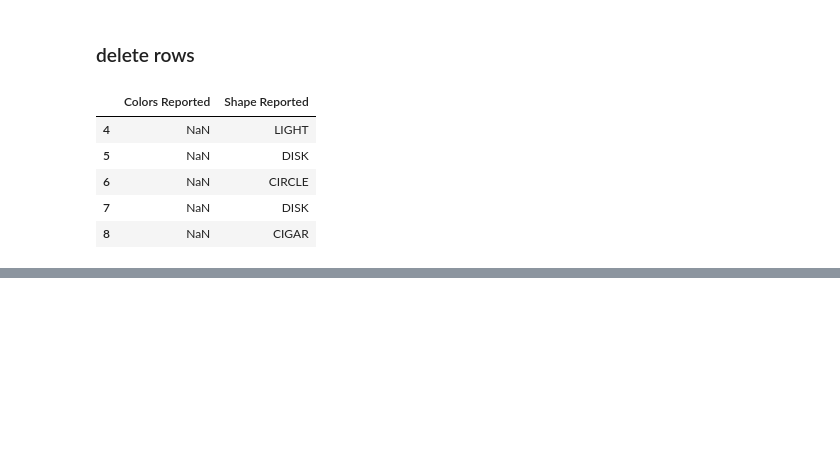
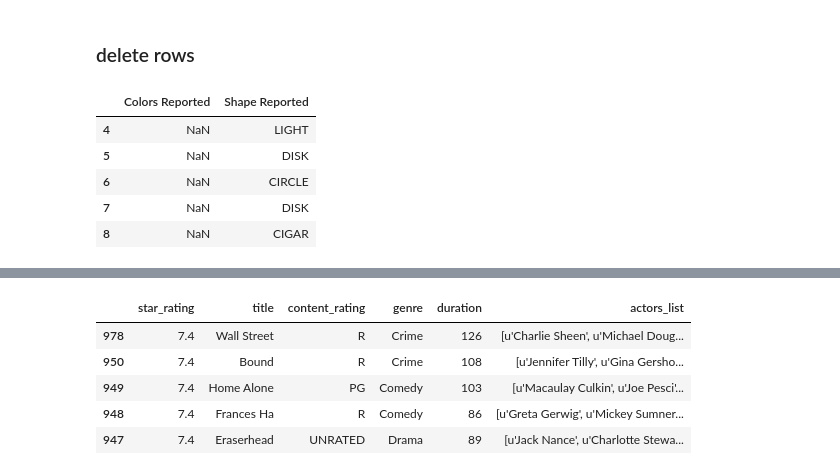
Before and after one commit to kishoresmeda/datascience, a Jupyter notebook: Pandas operations.ipynb, the cells around one changed output, grey strips where cells are left out. Cells and saved outputs as stored; diff of their text form; code cells hidden in the pictures; blank space fills up the shorter version.

```diff
--- a/Pandas operations.ipynb
+++ b/Pandas operations.ipynb
@@ -134,0 +150,9 @@ ufo_df2.head()
+# %%
+imdb_movies.sort_values('star_rating').head(5)
+# %% [output]
+|  | star_rating | title | content_rating | genre | duration | actors_list |
+| 978 | 7.4 | Wall Street | R | Crime | 126 | [u'Charlie Sheen', u'Michael Doug... |
+| 950 | 7.4 | Bound | R | Crime | 108 | [u'Jennifer Tilly', u'Gina Gersho... |
+| 949 | 7.4 | Home Alone | PG | Comedy | 103 | [u'Macaulay Culkin', u'Joe Pesci'... |
+| 948 | 7.4 | Frances Ha | R | Comedy | 86 | [u'Greta Gerwig', u'Mickey Sumner... |
+| 947 | 7.4 | Eraserhead | UNRATED | Drama | 89 | [u'Jack Nance', u'Charlotte Stewa... |
```
Also changed, not shown: parts of 12 cells of this notebook, 1 other file.
